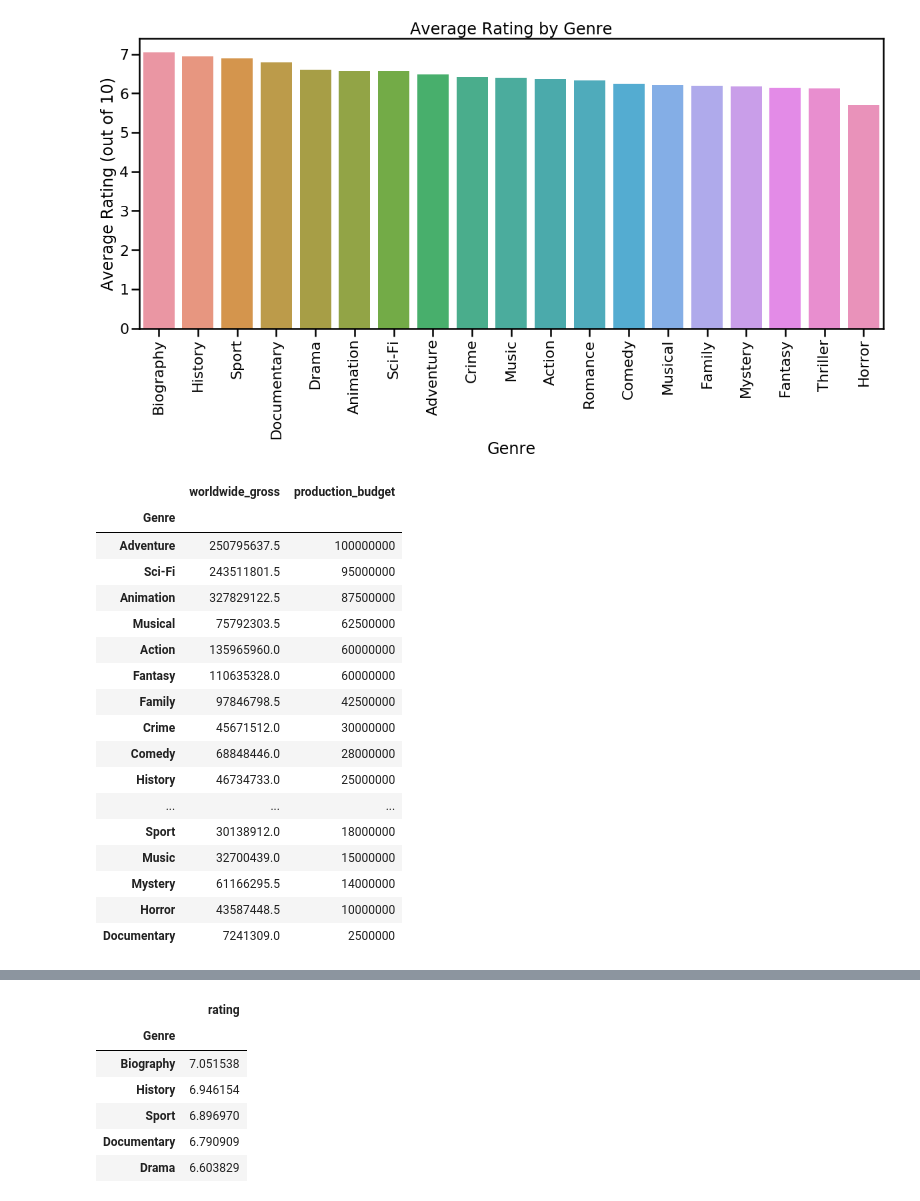
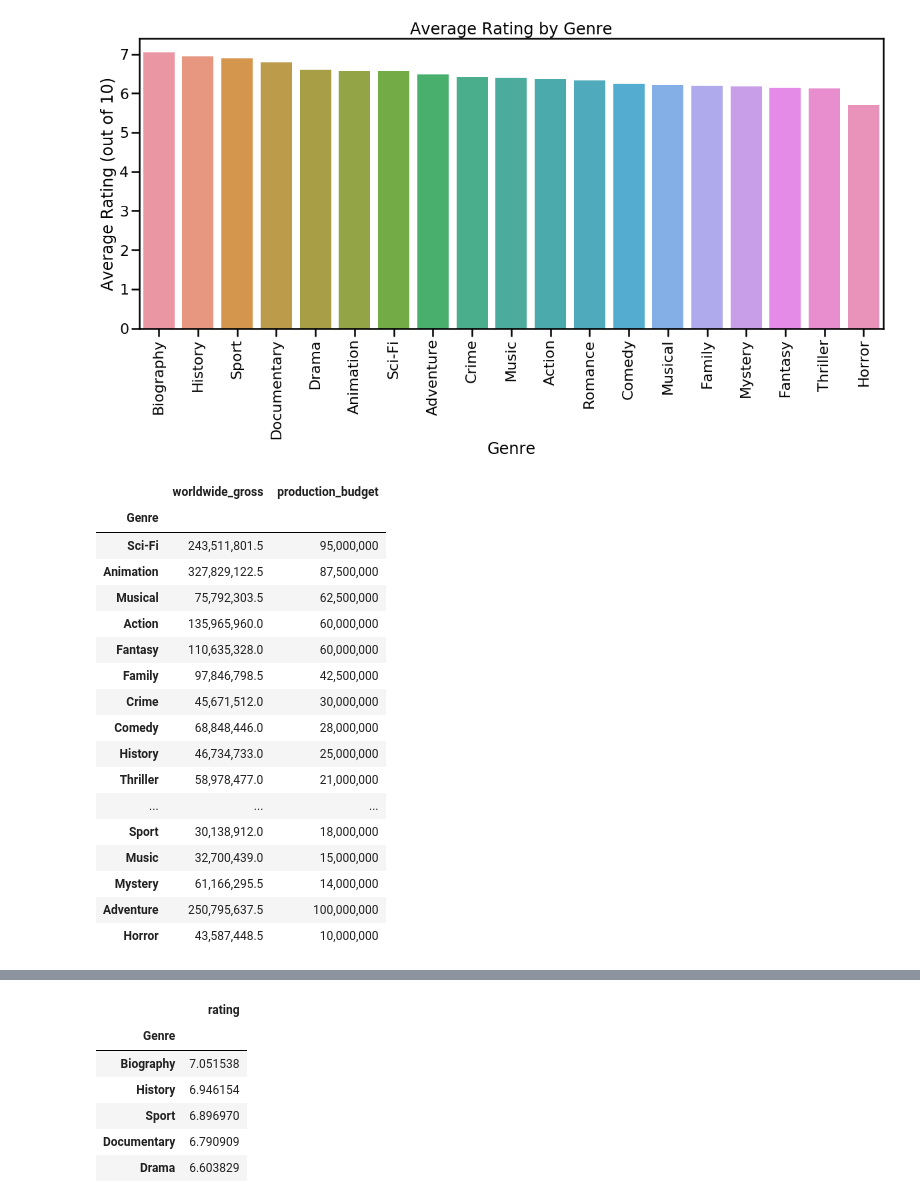
Before and after one commit to dandread/movie_genre_analysis, a Jupyter notebook: projectSubmission/student.ipynb, the cells around one changed output, grey strips where cells are left out. Saved outputs shown, nothing was run; the diff lists cells and outputs as text; code cells hidden in the pictures.

```diff
--- a/projectSubmission/student.ipynb
+++ b/projectSubmission/student.ipynb
@@ -263,7 +265,7 @@ plt.title('Production Budget by Genre');
 ## Q4: What is the average ROI for each genre, given the production budget and worldwide gross?
 # %%
 # create a new column with the ROI for each movie in each genre
-genre_info['ROI'] = genre_info['production_budget'] / genre_info['worldwide_gross']
+genre_info['ROI'] = (genre_info['worldwide_gross'] / genre_info['production_budget']) * 100
 
 # drop any infinite values, if they exist
 drop_inf = genre_info.replace([np.inf, -np.inf], np.nan).dropna(axis=0)
@@ -271,3 +273,4 @@ drop_inf = genre_info.replace([np.inf, -np.inf], np.nan).dropna(axis=0)
 # create a new dataframe showing the average ROI by genre
 drop_inf = pd.DataFrame(drop_inf.groupby('Genre')['ROI'].mean())
 drop_inf.reset_index(inplace = True)
+drop_inf
@@ -309,27 +330,29 @@ plt.ylabel('Average Rating (out of 10)');
 [figure]
 # %%
 genre_median = genre_info.groupby('Genre')['worldwide_gross', 'production_budget'].median()
+genre_median['worldwide_gross'] = genre_median.apply(lambda x: "{:,}".format(x['worldwide_gross']), axis=1)
+genre_median['production_budget'] = genre_median.apply(lambda x: "{:,}".format(x['production_budget']), axis=1)
 genre_median.sort_values('production_budget', ascending=False, inplace=True)
 genre_median
 # %% [output]
 |  | worldwide_gross | production_budget |
 | Genre |  |  |
-| Adventure | 250795637.5 | 100000000 |
-| Sci-Fi | 243511801.5 | 95000000 |
-| Animation | 327829122.5 | 87500000 |
-| Musical | 75792303.5 | 62500000 |
-| Action | 135965960.0 | 60000000 |
-| Fantasy | 110635328.0 | 60000000 |
-| Family | 97846798.5 | 42500000 |
-| Crime | 45671512.0 | 30000000 |
-| Comedy | 68848446.0 | 28000000 |
-| History | 46734733.0 | 25000000 |
+| Sci-Fi | 243,511,801.5 | 95,000,000 |
+| Animation | 327,829,122.5 | 87,500,000 |
+| Musical | 75,792,303.5 | 62,500,000 |
+| Action | 135,965,960.0 | 60,000,000 |
+| Fantasy | 110,635,328.0 | 60,000,000 |
+| Family | 97,846,798.5 | 42,500,000 |
+| Crime | 45,671,512.0 | 30,000,000 |
+| Comedy | 68,848,446.0 | 28,000,000 |
+| History | 46,734,733.0 | 25,000,000 |
+| Thriller | 58,978,477.0 | 21,000,000 |
 | ... | ... | ... |
-| Sport | 30138912.0 | 18000000 |
-| Music | 32700439.0 | 15000000 |
-| Mystery | 61166295.5 | 14000000 |
-| Horror | 43587448.5 | 10000000 |
-| Documentary | 7241309.0 | 2500000 |
+| Sport | 30,138,912.0 | 18,000,000 |
+| Music | 32,700,439.0 | 15,000,000 |
+| Mystery | 61,166,295.5 | 14,000,000 |
+| Adventure | 250,795,637.5 | 100,000,000 |
+| Horror | 43,587,448.5 | 10,000,000 |
 # %%
 genre_median.sort_values('worldwide_gross', ascending=False)
 # %% [output]
```
Also changed, not shown: parts of 11 cells of this notebook.
